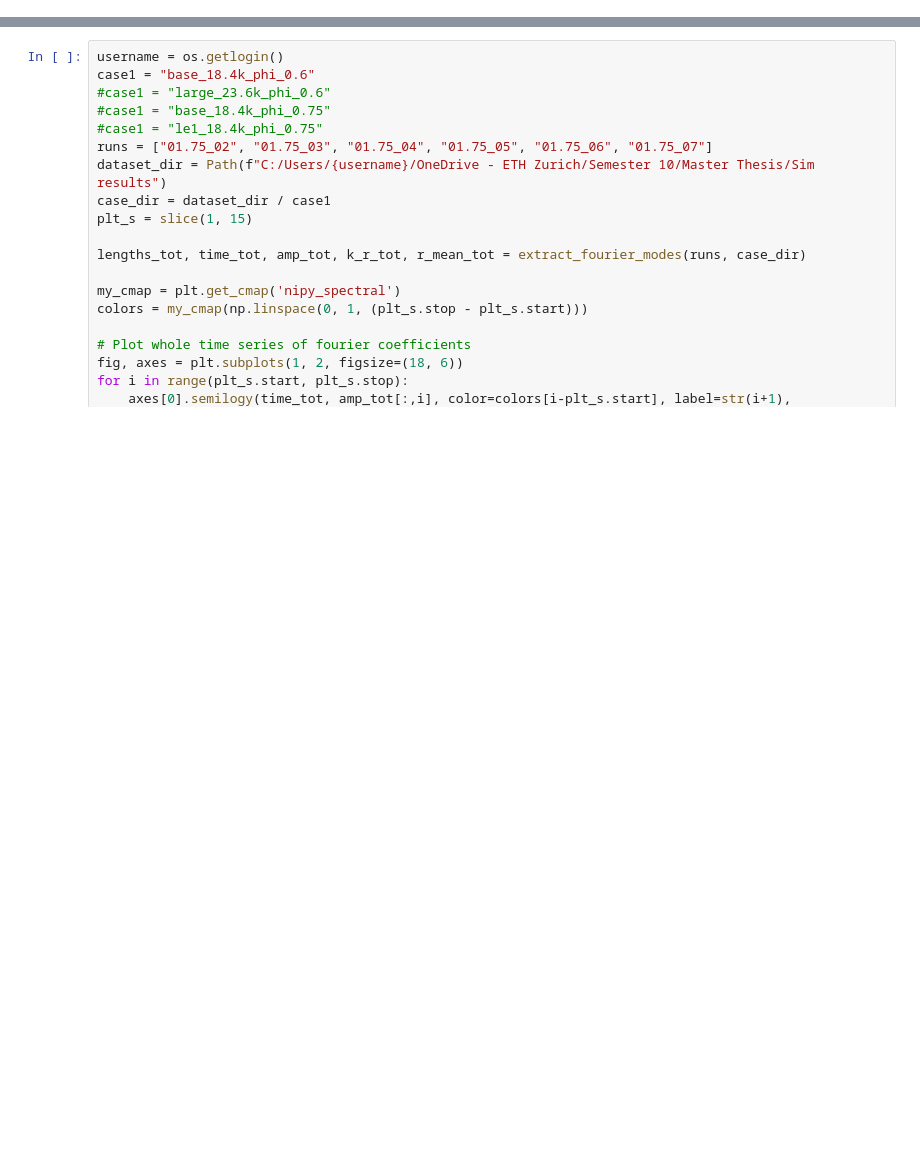
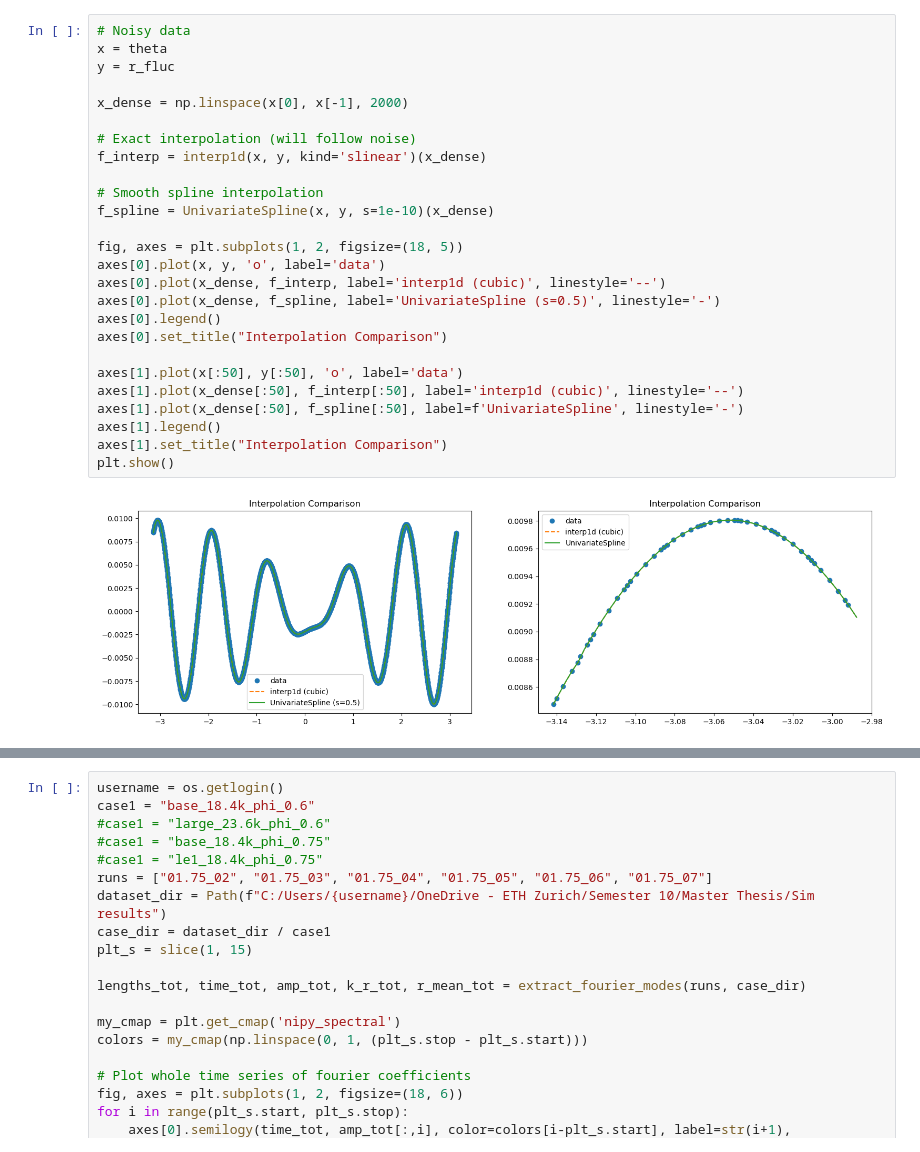
Before and after one commit to Florian808/Inward-flame-post-process, a Jupyter notebook: Local/Isocont_post_process.ipynb, the cells around one changed output, grey strips where cells are left out. Cells and saved outputs as stored; diff of their text form; blank space fills up the shorter version.

```diff
--- a/Local/Isocont_post_process.ipynb
+++ b/Local/Isocont_post_process.ipynb
@@ -152,3 +196,31 @@ print(r_fluc_amp_nu[:20])
+# %%
+# Noisy data
+x = theta
+y = r_fluc
+
+x_dense = np.linspace(x[0], x[-1], 2000)
+
+# Exact interpolation (will follow noise)
+f_interp = interp1d(x, y, kind='slinear')(x_dense)
+
+# Smooth spline interpolation
+f_spline = UnivariateSpline(x, y, s=1e-10)(x_dense)
+
+fig, axes = plt.subplots(1, 2, figsize=(18, 5))
+axes[0].plot(x, y, 'o', label='data')
+axes[0].plot(x_dense, f_interp, label='interp1d (cubic)', linestyle='--')
+axes[0].plot(x_dense, f_spline, label='UnivariateSpline (s=0.5)', linestyle='-')
+axes[0].legend()
+axes[0].set_title("Interpolation Comparison")
+
+axes[1].plot(x[:50], y[:50], 'o', label='data')
+axes[1].plot(x_dense[:50], f_interp[:50], label='interp1d (cubic)', linestyle='--')
+axes[1].plot(x_dense[:50], f_spline[:50], label=f'UnivariateSpline', linestyle='-')
+axes[1].legend()
+axes[1].set_title("Interpolation Comparison")
+plt.show()
+# %% [output]
+[figure, added]
 # %%
 username = os.getlogin()
 case1 = "base_18.4k_phi_0.6"
```
Also changed, not shown: parts of 6 cells of this notebook, 1 other file.
